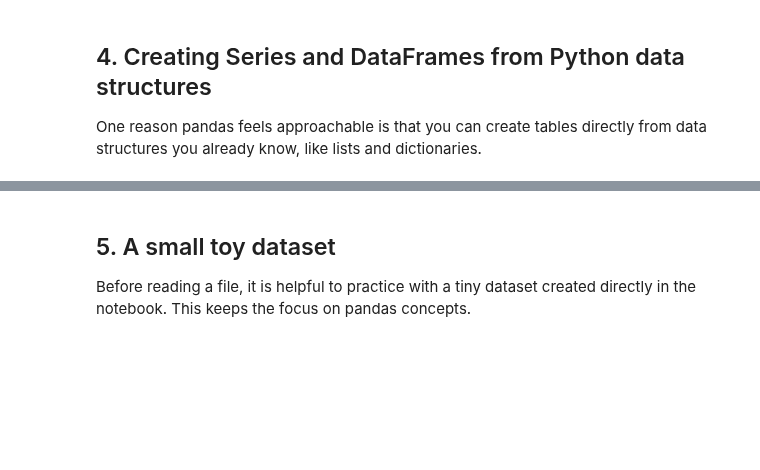
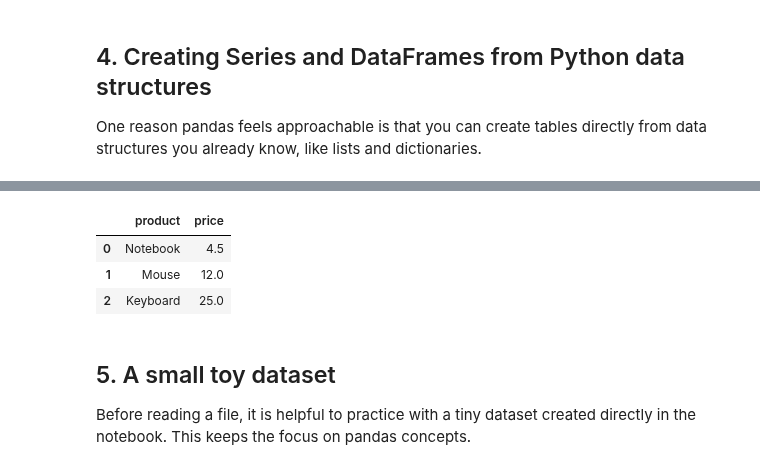
Before and after one commit to vanesalo10/python_data_course, a Jupyter notebook: Data_analytics/01_pandas_introduction.ipynb, the cells around one changed output, grey strips where cells are left out. Cells and saved outputs as stored; diff of their text form; code cells hidden in the pictures; blank space fills up the shorter version.

```diff
--- a/Data_analytics/01_pandas_introduction.ipynb
+++ b/Data_analytics/01_pandas_introduction.ipynb
@@ -106,3 +161,10 @@ sales_from_records
+# %%
+inventory_from_dict
+# %% [output]
+|  | product | price |
+| 0 | Notebook | 4.5 |
+| 1 | Mouse | 12.0 |
+| 2 | Keyboard | 25.0 |
 # %% [markdown]
 ## 5. A small toy dataset
 
```
Also changed, not shown: parts of 21 cells of this notebook, 15 other files.
